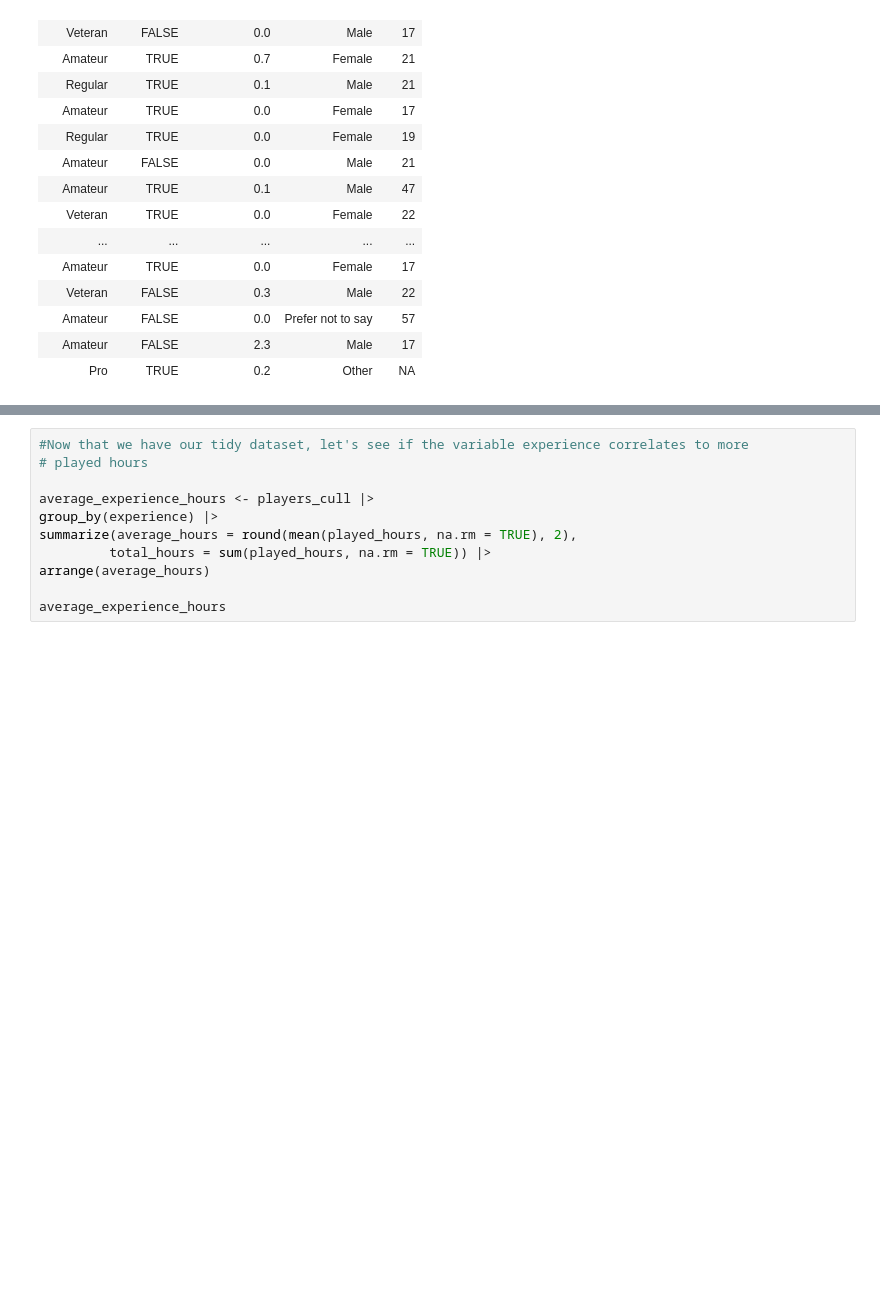
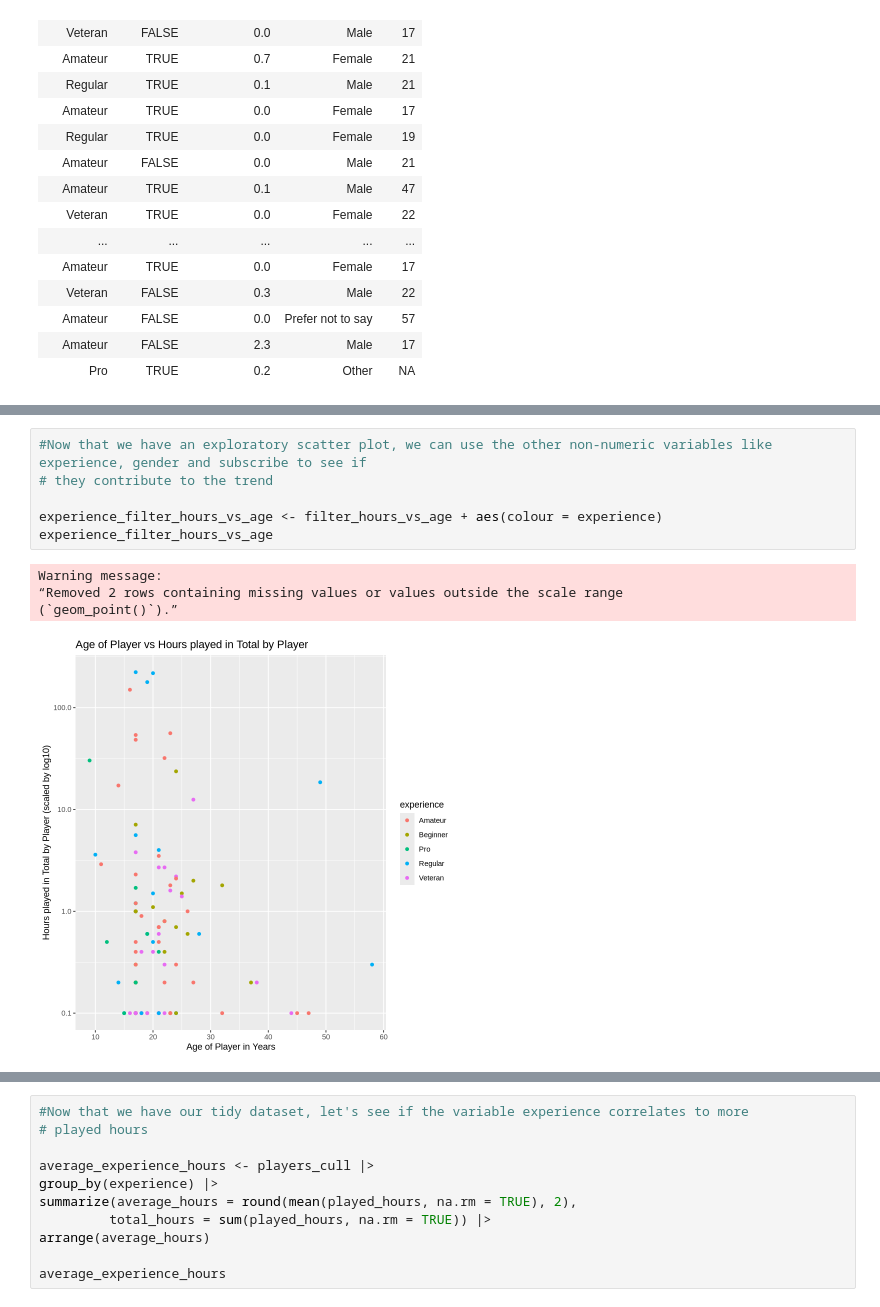
Before and after one commit to lhuang67/7-Lynn-Huang, a Jupyter notebook: MINECRAFT.ipynb, the cells around one changed output, grey strips where cells are left out. Saved outputs shown, nothing was run; the diff lists cells and outputs as text; blank space fills up the shorter version.

```diff
--- a/MINECRAFT.ipynb
+++ b/MINECRAFT.ipynb
@@ -272,0 +279,11 @@ hours_vs_age
+# %%
+#Now that we have an exploratory scatter plot, we can use the other non-numeric variables like experience, gender and subscribe to see if
+# they contribute to the trend
+
+experience_filter_hours_vs_age <- filter_hours_vs_age + aes(colour = experience)
+experience_filter_hours_vs_age
+# %% [output]
+Warning message:
+“Removed 2 rows containing missing values or values outside the scale range
+(`geom_point()`).”
+[figure, added]
```
Also changed, not shown: parts of 3 cells of this notebook.
